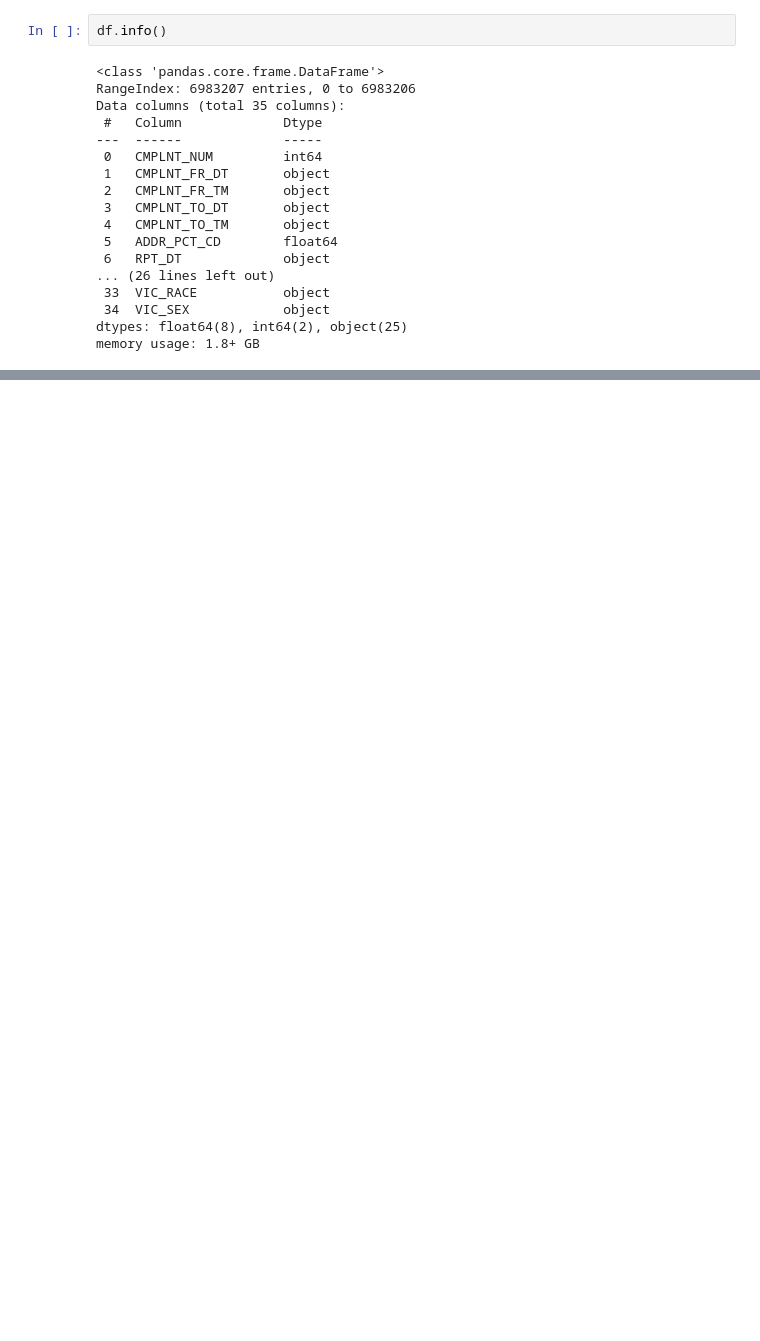
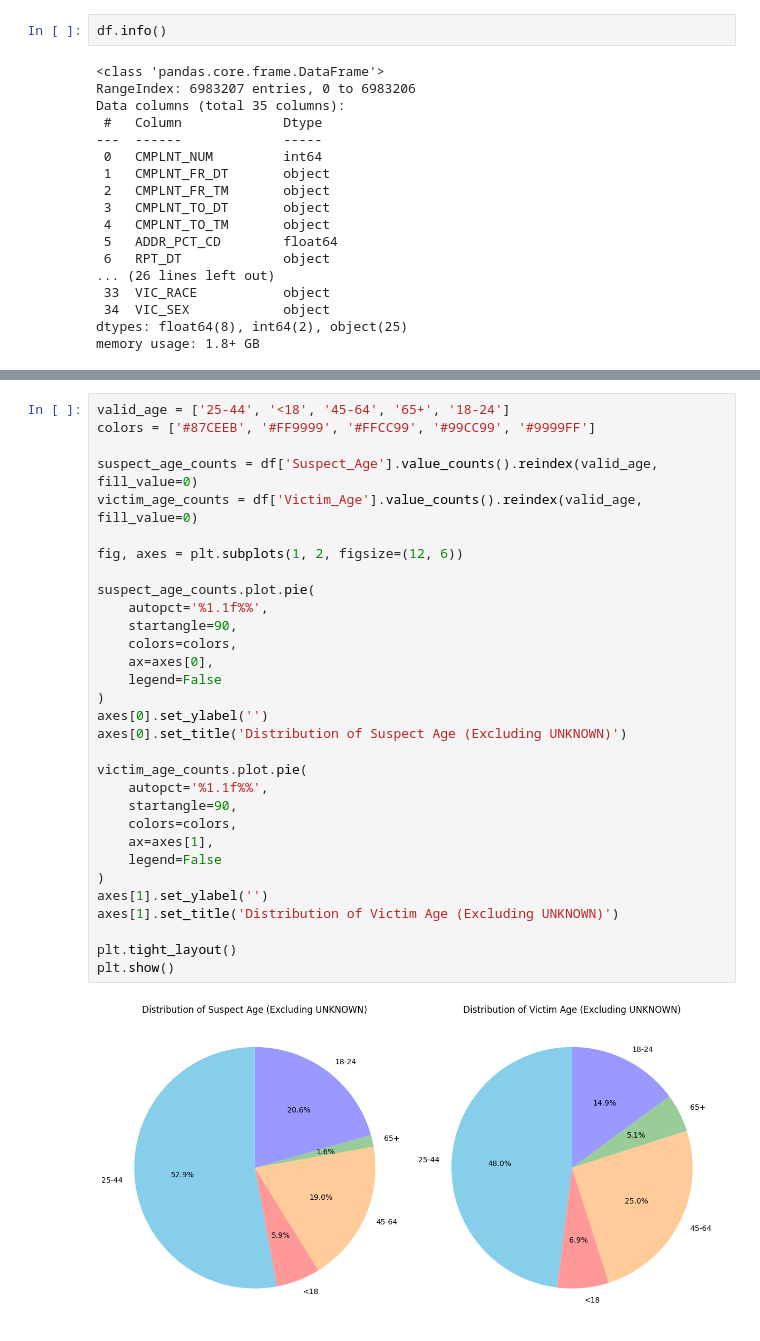
Before and after one commit to amenallahbenothmen/NYC_Crime_Complaint_Prediction, a Jupyter notebook: Data_Cleaning.ipynb, the cells around one changed output, grey strips where cells are left out. Cells and saved outputs as stored; diff of their text form; blank space fills up the shorter version.

```diff
--- a/Data_Cleaning.ipynb
+++ b/Data_Cleaning.ipynb
@@ -47,0 +567,33 @@ memory usage: 1.8+ GB
+# %%
+valid_age = ['25-44', '<18', '45-64', '65+', '18-24']
+colors = ['#87CEEB', '#FF9999', '#FFCC99', '#99CC99', '#9999FF']
+
+suspect_age_counts = df['Suspect_Age'].value_counts().reindex(valid_age, fill_value=0)
+victim_age_counts = df['Victim_Age'].value_counts().reindex(valid_age, fill_value=0)
+
+fig, axes = plt.subplots(1, 2, figsize=(12, 6))
+
+suspect_age_counts.plot.pie(
+    autopct='%1.1f%%',
+    startangle=90,
+    colors=colors,
+    ax=axes[0],
+    legend=False
+)
+axes[0].set_ylabel('')
+axes[0].set_title('Distribution of Suspect Age (Excluding UNKNOWN)')
+
+victim_age_counts.plot.pie(
+    autopct='%1.1f%%',
+    startangle=90,
+    colors=colors,
+    ax=axes[1],
+    legend=False
+)
+axes[1].set_ylabel('')
+axes[1].set_title('Distribution of Victim Age (Excluding UNKNOWN)')
+
+plt.tight_layout()
+plt.show()
+# %% [output]
+[figure, added]
```
Also changed, not shown: parts of 48 cells of this notebook.
